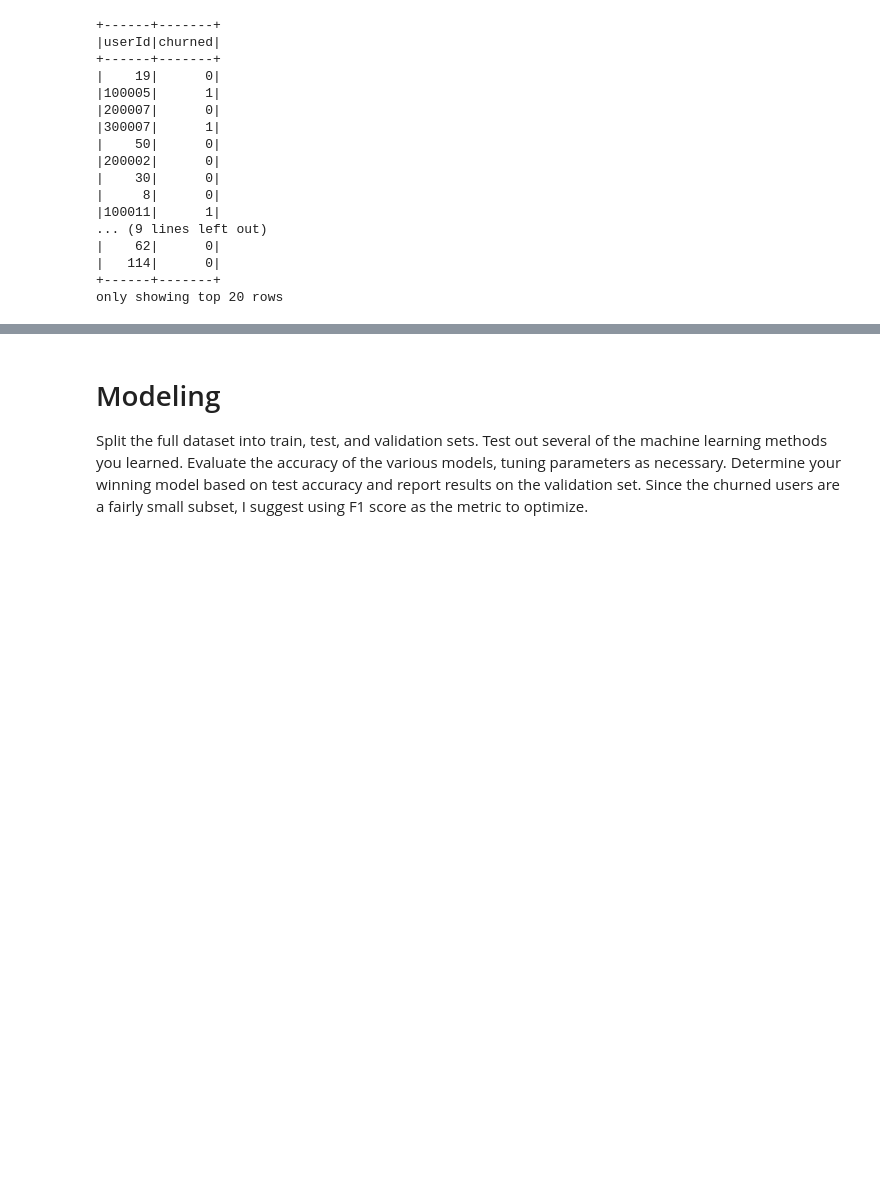
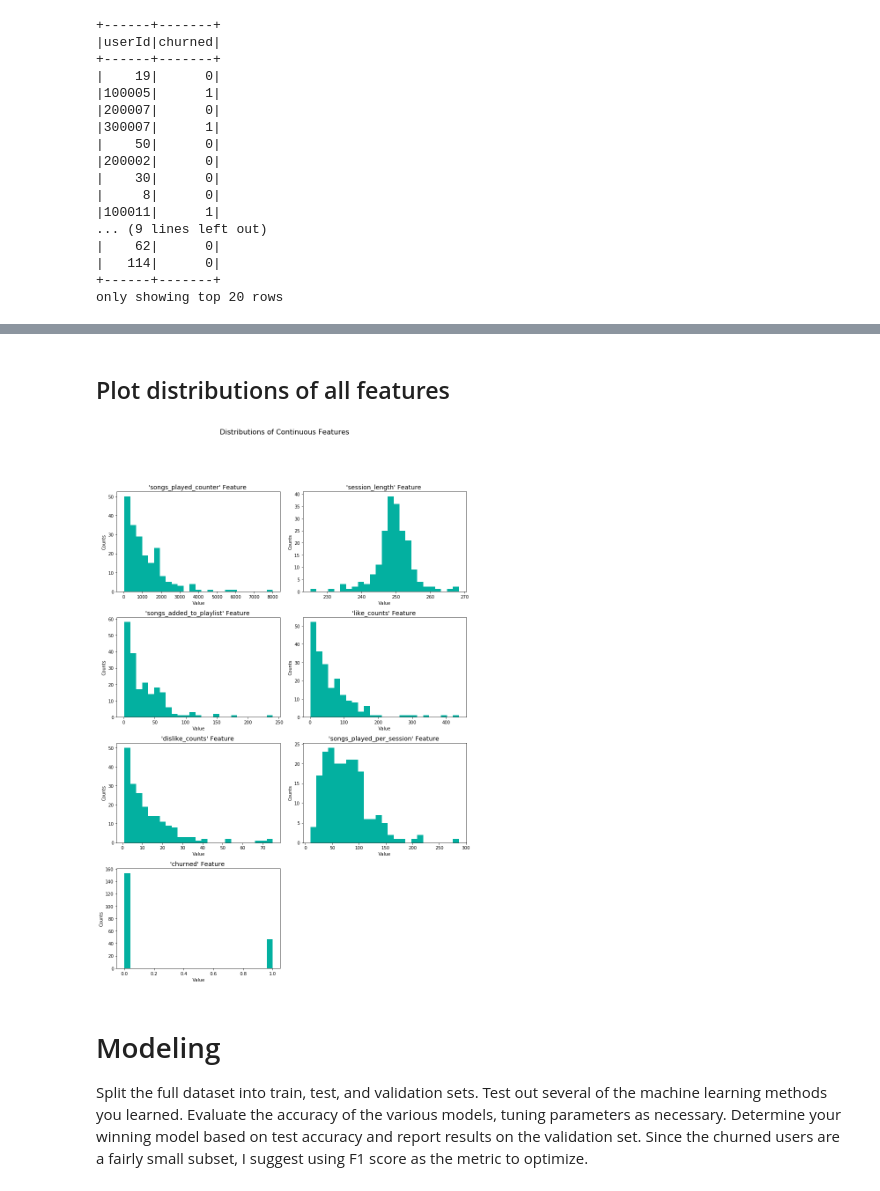
Before and after one commit to AhmadAbdElhameed/Data-Scientist-Nanodegree, a Jupyter notebook: sparkify capstone project/Sparkify.ipynb, the cells around one changed output, grey strips where cells are left out. Drawn from its saved outputs; the diff is of its cells as text; code cells hidden in the pictures; blank space fills up the shorter version.

```diff
--- a/sparkify capstone project/Sparkify.ipynb
+++ b/sparkify capstone project/Sparkify.ipynb
@@ -1144 +1199,11 @@ new_features_with_churn.show()
 only showing top 20 rows
+# %%
+## convert values to float
+def convert_to_float(dataset,col_names,new_type):
+    for col_name in col_names:
+        dataset = dataset.withColumn(col_name,dataset[col_name].cast(new_type))
+    return dataset
+# %%
+new_columns = new_features_with_churn.columns[1:]
+# %%
+new_features_with_churn_V1 = convert_to_float(new_features_with_churn,new_columns,FloatType())
@@ -1145,3 +1242,26 @@ only showing top 20 rows
+# %%
+columns_to_plot = new_features_with_churn_V1.columns[1:]
+columns_to_plot_df = new_features_with_churn_V1.select(columns_to_plot).toPandas()
+# %% [markdown]
+## Plot distributions of all features
+# %%
+# Create a new figure
+fig = plt.figure(figsize = (12,16));
+
+# Skewed feature plotting
+for i, feature in enumerate(columns_to_plot):
+    ax = fig.add_subplot(4, 2, i+1)
+    ax.hist(columns_to_plot_df[feature], bins = 25, color = '#03B0A0')
+    ax.set_title("'%s' Feature "%(feature), fontsize = 14)
+    ax.set_xlabel("Value")
+    ax.set_ylabel("Counts")
+
+# Plot aesthetics
+fig.suptitle("Distributions of Continuous Features",fontsize = 16, y = 1.1)
+fig.tight_layout()
+fig.show()
+# %% [output]
+[figure, added]
 # %% [markdown]
 # Modeling
 Split the full dataset into train, test, and validation sets. Test out several of the machine learning methods you learned. Evaluate the accuracy of the various models, tuning parameters as necessary. Determine your winning model based on test accuracy and report results on the validation set. Since the churned users are a fairly small subset, I suggest using F1 score as the metric to optimize.
```
Also changed, not shown: parts of 59 cells of this notebook.
